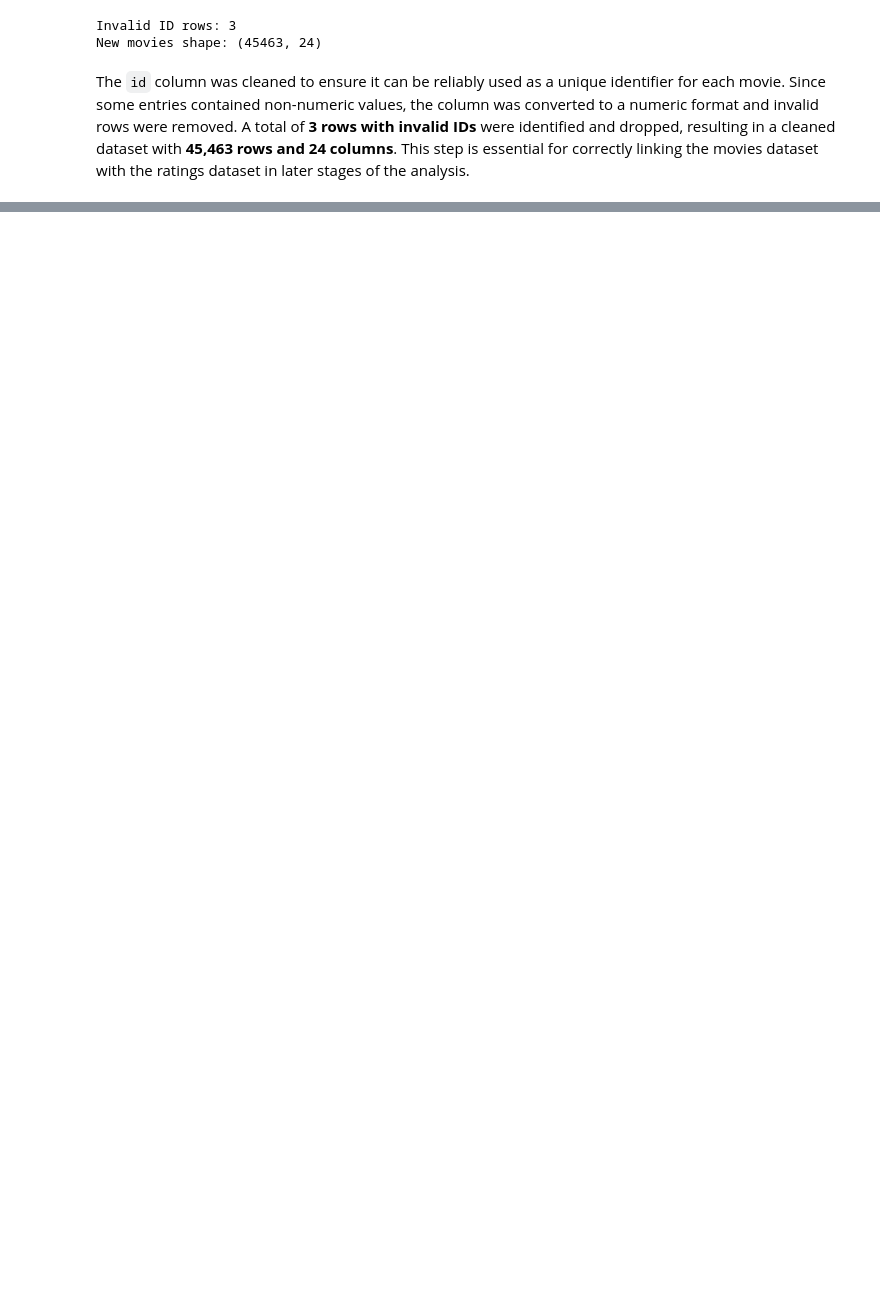
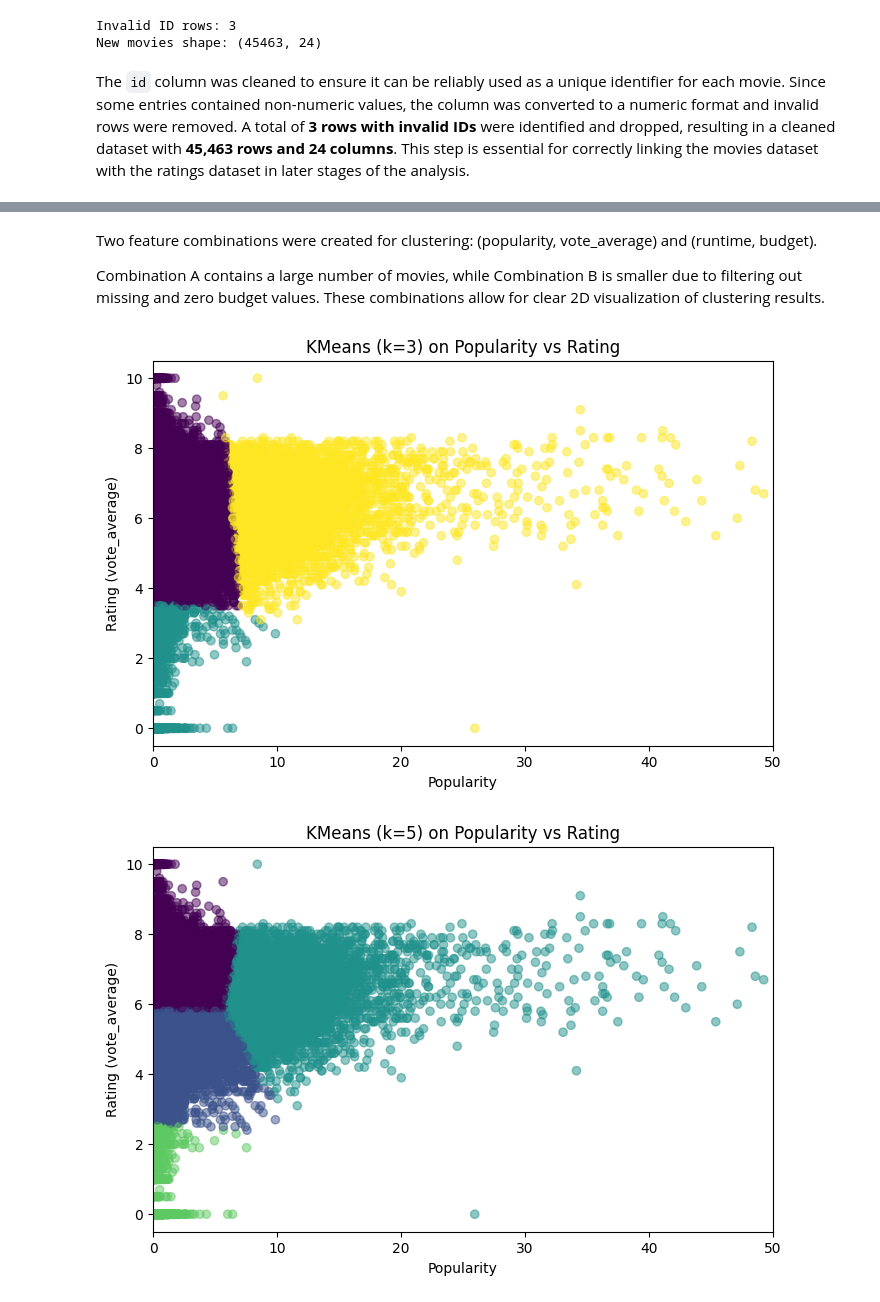
Before and after one commit to gabrielzohrob/CSI-4142---Assignment-4, a Jupyter notebook: CSI4142-Assignment4.ipynb, the cells around one changed output, grey strips where cells are left out. Cells and saved outputs as stored; diff of their text form; code cells hidden in the pictures; blank space fills up the shorter version.

```diff
--- a/CSI4142-Assignment4.ipynb
+++ b/CSI4142-Assignment4.ipynb
@@ -226,0 +1001,4 @@ The `id` column was cleaned to ensure it can be reliably used as a unique identi
+# %% [markdown]
+Two feature combinations were created for clustering: (popularity, vote_average) and (runtime, budget).
+
+Combination A contains a large number of movies, while Combination B is smaller due to filtering out missing and zero budget values. These combinations allow for clear 2D visualization of clustering results.
@@ -226,0 +1017,47 @@ The `id` column was cleaned to ensure it can be reliably used as a unique identi
+# %%
+# ===============================
+# KMeans on Combination A
+# ===============================
+
+# KMeans with k=3
+kmeans_A_3 = KMeans(n_clusters=3, random_state=42)
+cluster_A['kmeans_A_3'] = kmeans_A_3.fit_predict(scaled_A)
+
+# KMeans with k=5
+kmeans_A_5 = KMeans(n_clusters=5, random_state=42)
+cluster_A['kmeans_A_5'] = kmeans_A_5.fit_predict(scaled_A)
+# %%
+# ===============================
+# Plot KMeans results for Combination A
+# ===============================
+
+# Plot for k=3
+plt.figure(figsize=(8,5))
+plt.scatter(
+    cluster_A['popularity'],
+    cluster_A['vote_average'],
+    c=cluster_A['kmeans_A_3'],
+    alpha=0.5
+)
+plt.xlim(0, 50)
+plt.xlabel("Popularity")
+plt.ylabel("Rating (vote_average)")
+plt.title("KMeans (k=3) on Popularity vs Rating")
+plt.show()
+
+# Plot for k=5
+plt.figure(figsize=(8,5))
+plt.scatter(
+    cluster_A['popularity'],
+    cluster_A['vote_average'],
+    c=cluster_A['kmeans_A_5'],
+    alpha=0.5
+)
+plt.xlim(0, 50)
+plt.xlabel("Popularity")
+plt.ylabel("Rating (vote_average)")
+plt.title("KMeans (k=5) on Popularity vs Rating")
+plt.show()
+# %% [output]
+[figure, added]
+[figure, added]
```
Also changed, not shown: parts of 124 cells of this notebook.
